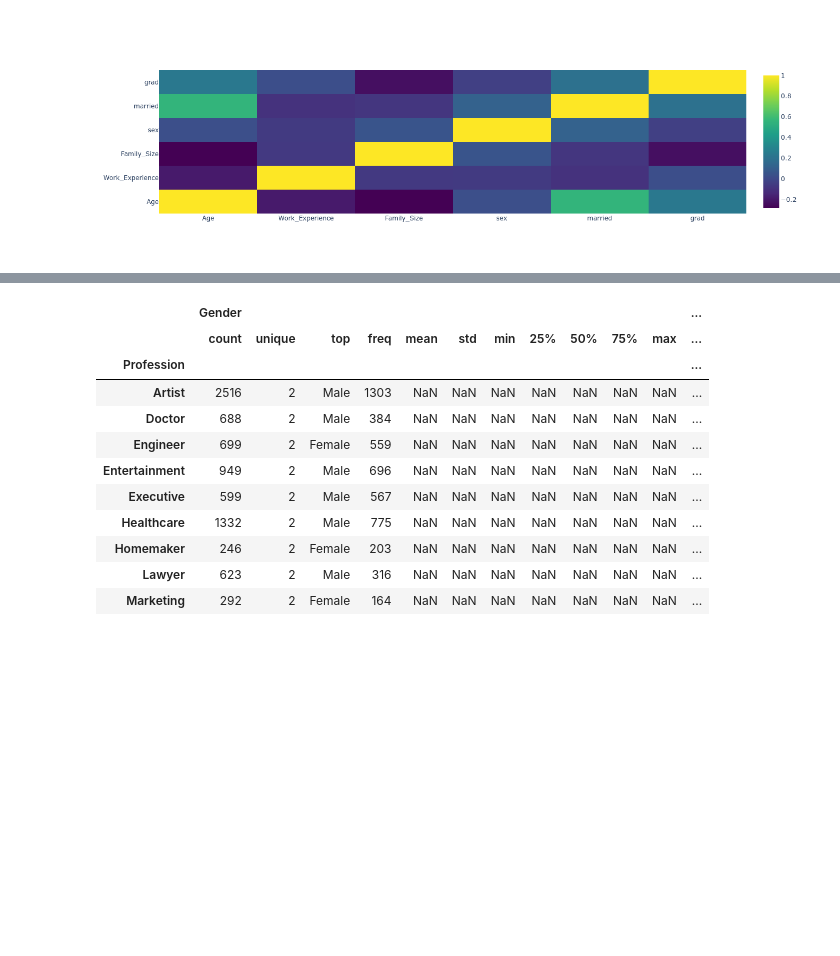
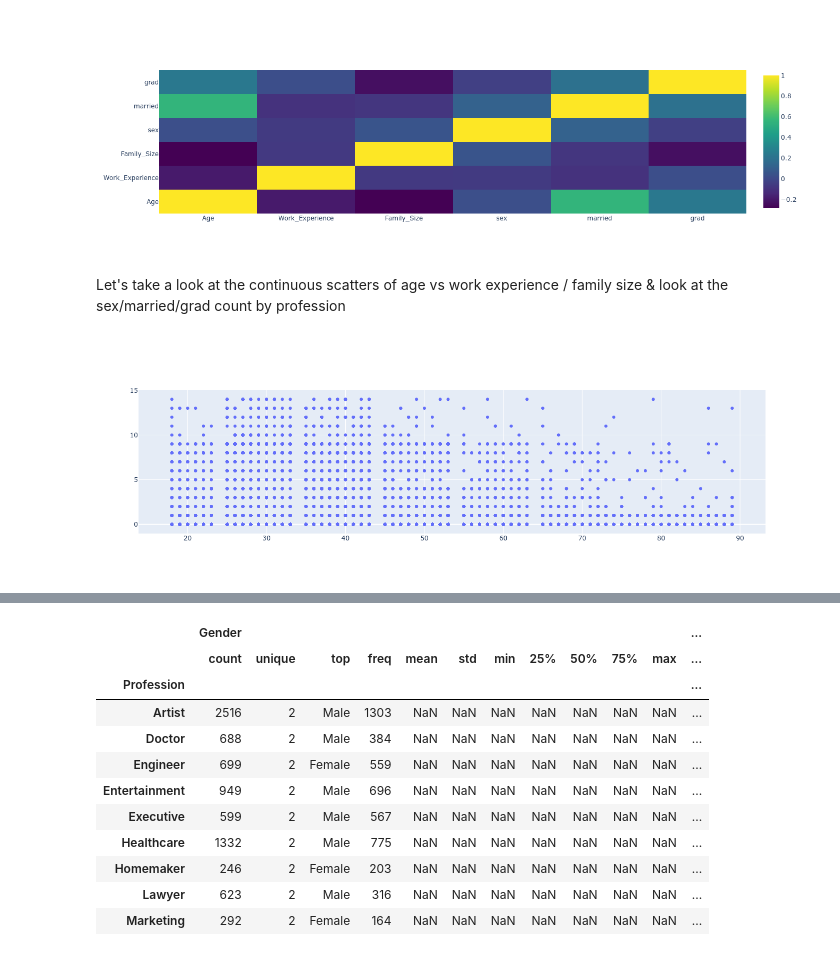
Before and after one commit to Rhuck1/DS_Projects, a Jupyter notebook: Customer_Segmentation_Project/Customer_Segmentation.ipynb, the cells around one changed output, grey strips where cells are left out. Saved outputs shown, nothing was run; the diff lists cells and outputs as text; code cells hidden in the pictures; blank space fills up the shorter version.

```diff
--- a/Customer_Segmentation_Project/Customer_Segmentation.ipynb
+++ b/Customer_Segmentation_Project/Customer_Segmentation.ipynb
@@ -198,0 +196,12 @@ Let's take a look at the continuous scatters of age vs work experience / family
+# %% [markdown]
+Let's take a look at the continuous scatters of age vs work experience / family size
+& look at the sex/married/grad count by profession
+# %%
+# df=df.assign(Jittered_Services=df['Services']
+#         +np.random.normal(scale=0.49, size=len(df)))
+eda_data = eda_data.assign(Jittered_Experience=eda_data['Work_Experience'] + np.random.normal(scale=0.49, size=len(eda_data)))
+# %%
+fig = go.Figure(data=go.Scatter(x=eda_data['Age'], y=eda_data['Work_Experience'], mode='markers'))
+fig.show()
+# %% [output]
+[figure, added]
```
Also changed, not shown: parts of 2 cells of this notebook.
